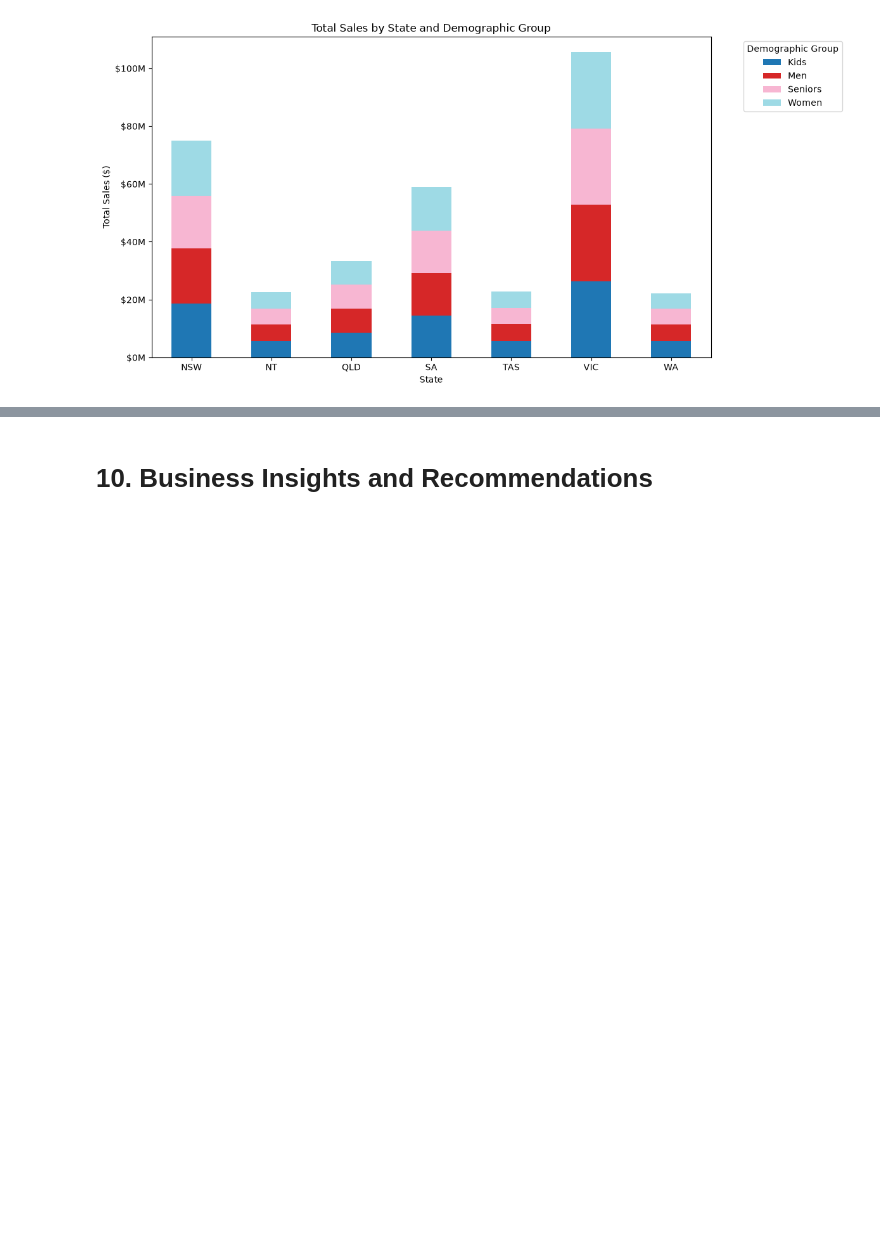
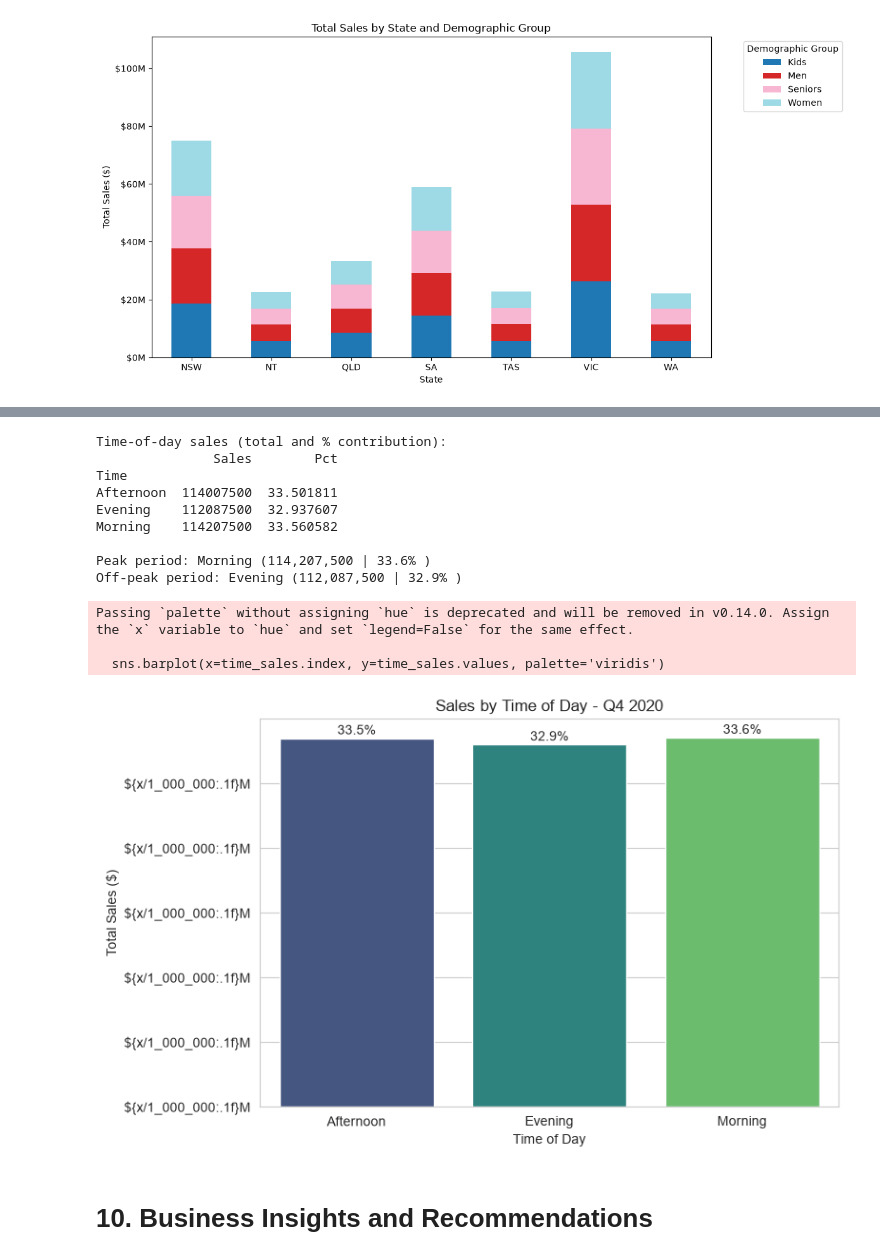
Before and after one commit to Juanb30/Python_Course_End_Projects, a Jupyter notebook: sales_analysis/notebooks/Sales_Analysis.ipynb, the cells around one changed output, grey strips where cells are left out. Cells and saved outputs as stored; diff of their text form; code cells hidden in the pictures; blank space fills up the shorter version.

```diff
--- a/sales_analysis/notebooks/Sales_Analysis.ipynb
+++ b/sales_analysis/notebooks/Sales_Analysis.ipynb
@@ -956,3 +2036,46 @@ plt.show()
+# %%
+# Peak / Off-peak analysis using existing time-of-day grouping
+time_sales = df.groupby('Time')['Sales'].sum()  # ensure fresh calculation
+time_sales_sorted = time_sales.sort_values(ascending=False)
+
+# Percent contribution by period
+time_sales_pct = (time_sales / time_sales.sum()) * 100
+
+print('Time-of-day sales (total and % contribution):')
+print(pd.concat([time_sales, time_sales_pct.rename('Pct')], axis=1))
+
+peak = time_sales.idxmax()
+offpeak = time_sales.idxmin()
+print()
+print(f'Peak period: {peak} ({time_sales[peak]:,} | {time_sales_pct[peak]:.1f}% )')
+print(f'Off-peak period: {offpeak} ({time_sales[offpeak]:,} | {time_sales_pct[offpeak]:.1f}% )')
+
+# Visualize with Seaborn barplot and annotate percentages
+plt.figure(figsize=(8, 5))
+sns.barplot(x=time_sales.index, y=time_sales.values, palette='viridis')
+plt.title('Sales by Time of Day - Q4 2020')
+plt.xlabel('Time of Day')
+plt.ylabel('Total Sales ($)')
+plt.gca().yaxis.set_major_formatter(FuncFormatter(lambda x, pos: f"${{x/1_000_000:.1f}}M"))
+for i, v in enumerate(time_sales.values):
+    pct = time_sales_pct.iloc[i]
+    plt.text(i, v + max(time_sales.values)*0.01, f"{pct:.1f}%", ha='center')
+plt.tight_layout()
+plt.show()
+# %% [output]
+Time-of-day sales (total and % contribution):
+               Sales        Pct
+Time
+Afternoon  114007500  33.501811
+Evening    112087500  32.937607
+Morning    114207500  33.560582
+
+Peak period: Morning (114,207,500 | 33.6% )
+Off-peak period: Evening (112,087,500 | 32.9% )
+Passing `palette` without assigning `hue` is deprecated and will be removed in v0.14.0. Assign the `x` variable to `hue` and set `legend=False` for the same effect.
+
+  sns.barplot(x=time_sales.index, y=time_sales.values, palette='viridis')
+[figure, added]
 # %% [markdown]
 # 10. Business Insights and Recommendations
 # %% [markdown]
```
Also changed, not shown: parts of 81 cells of this notebook.
